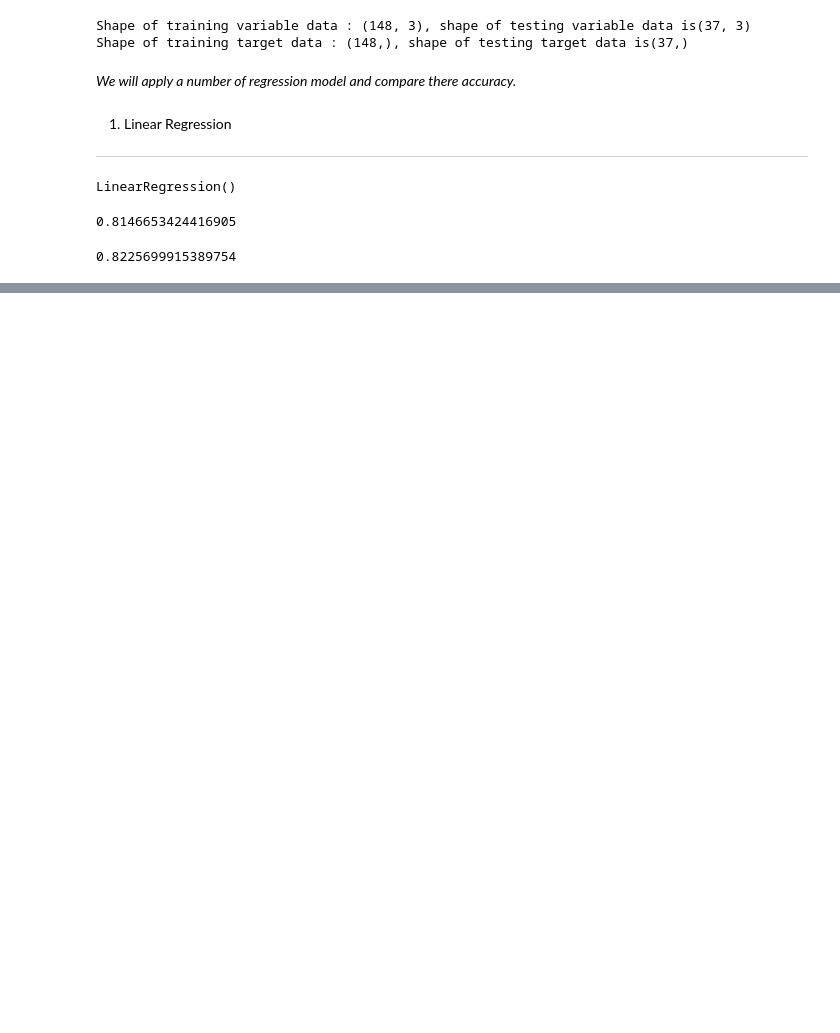
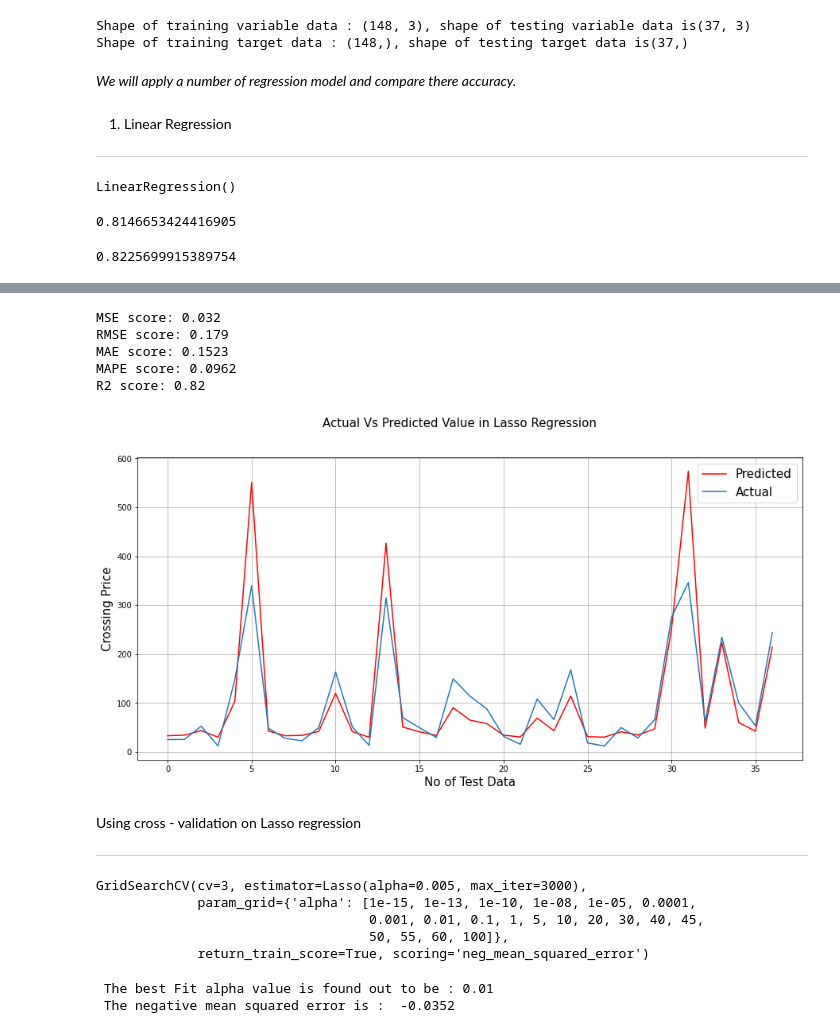
Before and after one commit to akashsinghsharma/almabetter-MLYesBank-RegressionProject, a Jupyter notebook: YES_BANK_Stock_closing_price_prediction.ipynb, the cells around one changed output, grey strips where cells are left out. Cells and saved outputs as stored; diff of their text form; code cells hidden in the pictures; blank space fills up the shorter version.

```diff
--- a/YES_BANK_Stock_closing_price_prediction.ipynb
+++ b/YES_BANK_Stock_closing_price_prediction.ipynb
@@ -319,0 +556,5 @@ regressor.score(x_test , y_test)
+# %%
+y_pred = model.predict(x_test)
+y_pred
+
+#(using same variable names as other models to avoid confusion and time)
@@ -319,0 +594,46 @@ regressor.score(x_test , y_test)
+# %%
+# Performance :
+
+# Test Performance
+print("MSE score:", round(mean_squared_error (y_test, y_pred), 4))
+print("RMSE score:", round(math.sqrt(mean_squared_error (y_test, y_pred)), 4))
+print("MAE score:", round(mean_absolute_error(y_test, y_pred), 4))
+print("MAPE score:", round(mean_absolute_percentage_error(y_test, y_pred), 4))
+print("R2 score:", round(r2_score(y_test, y_pred), 4))
+# %% [output]
+MSE score: 0.032
+RMSE score: 0.179
+MAE score: 0.1523
+MAPE score: 0.0962
+R2 score: 0.82
+# %%
+plt.figure(figsize=(15,7))
+plt.plot(10**(y_pred),color='red')
+plt.plot(10**(np.array(y_test)))
+plt.suptitle('Actual Vs Predicted Value in Lasso Regression', fontsize= 15)
+plt.legend(['Predicted','Actual'], fontsize = 15)
+plt.xlabel('No of Test Data', fontsize = 15)
+plt.ylabel('Crossing Price', fontsize= 15)
+plt.grid(True)
+# %% [output]
+[figure, added]
+# %% [markdown]
+Using cross - validation on Lasso regression
+
+---
+# %%
+parameters ={'alpha': [1e-15, 1e-13,1e-10,1e-8,1e-5,1e-4,1e-3,1e-2,1e-1,1,5,10,20,30,40,45,50,55,60,100]}
+model_cv = GridSearchCV(model, parameters,scoring = 'neg_mean_squared_error', cv = 3, return_train_score=True)
+model_cv.fit(x_train, y_train)
+# %% [output]
+GridSearchCV(cv=3, estimator=Lasso(alpha=0.005, max_iter=3000),
+             param_grid={'alpha': [1e-15, 1e-13, 1e-10, 1e-08, 1e-05, 0.0001,
+                                   0.001, 0.01, 0.1, 1, 5, 10, 20, 30, 40, 45,
+                                   50, 55, 60, 100]},
+             return_train_score=True, scoring='neg_mean_squared_error')
+# %%
+print(" The best Fit alpha value is found out to be :", round(model_cv.best_params_['alpha'], 4))
+print(" The negative mean squared error is : ", round(model_cv. best_score_,4))
+# %% [output]
+ The best Fit alpha value is found out to be : 0.01
+ The negative mean squared error is :  -0.0352
```
Also changed, not shown: parts of 55 cells of this notebook.
